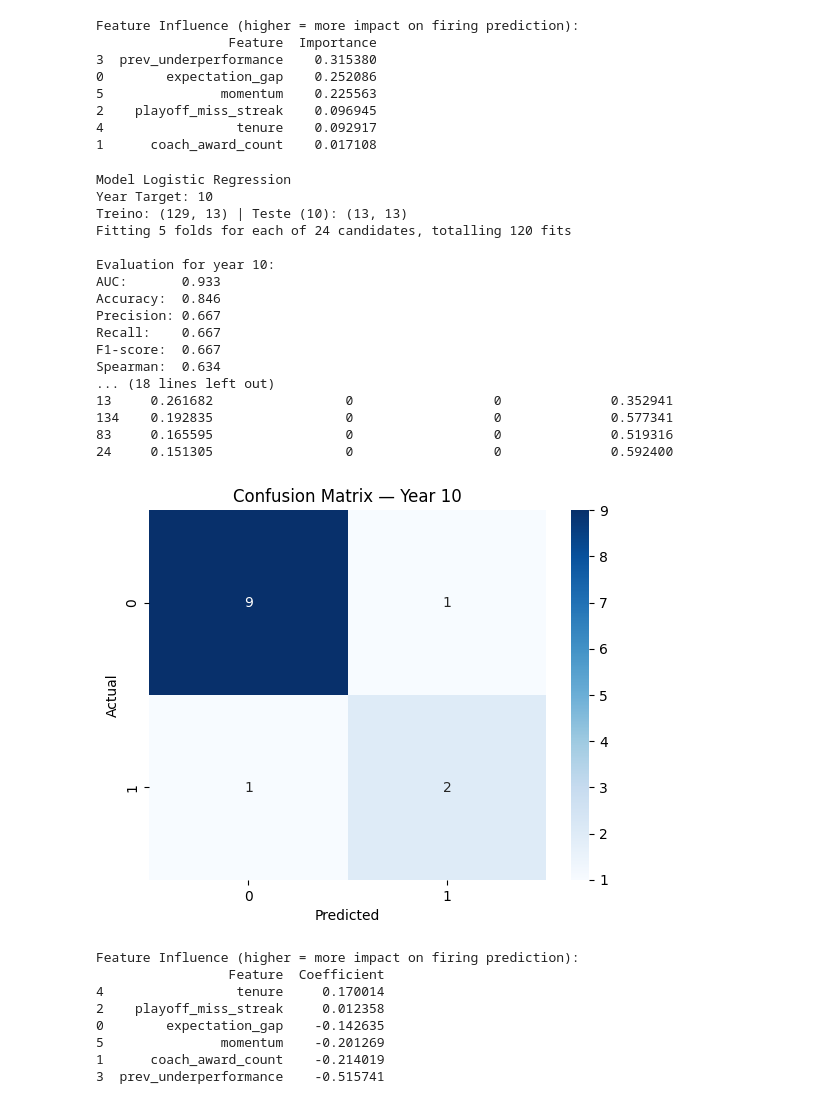
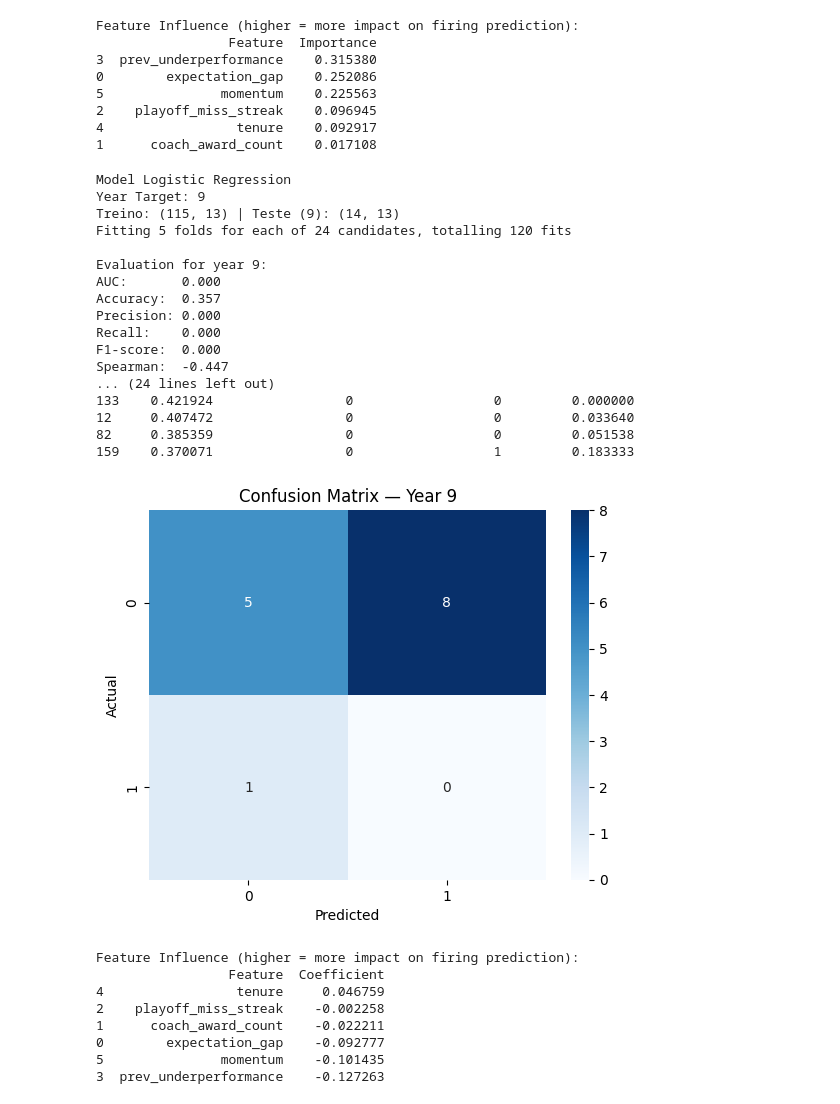
Before and after one commit to torradoov/Data_Mining-WNBA, a Jupyter notebook: 04_b)_coach_prediction.ipynb, the cells around one changed output. Cells and saved outputs as stored; diff of their text form; code cells hidden in the pictures.

Commit message:
Season 11

```diff
--- a/04_b)_coach_prediction.ipynb
+++ b/04_b)_coach_prediction.ipynb
@@ -30,11 +30,11 @@ teams = pd.read_csv("data/teams.csv")
 awards_players = pd.read_csv("data/awards_players.csv")
 
 # Load season 11
-#coaches_new = pd.read_csv("season11/coaches.csv")
-#teams_new = pd.read_csv("season11/teams.csv")
+coaches_new = pd.read_csv("season11/coaches.csv")
+teams_new = pd.read_csv("season11/teams.csv")
 
-#coaches = pd.concat([coaches, coaches_new], ignore_index=True)
-#teams = pd.concat([teams, teams_new], ignore_index=True)
+coaches = pd.concat([coaches, coaches_new], ignore_index=True)
+teams = pd.concat([teams, teams_new], ignore_index=True)
 
 # TARGET: "DID A CHANGE HAPPEN THIS SEASON?"
 # If max_stint > 0, it means the starter (Stint 0) was replaced.
@@ -239,6 +239,6 @@ features_to_keep = [
 final_df = coaches[features_to_keep].copy()
 
 # Inspect Year
-final_df[final_df["year"] == 10].head(20)
+final_df[final_df["year"] == 11].head(20)
 # %% [output]
 |  | tmID | year | coachID | stint | mid_season_change | cumulative_win_ratio | 3yr_win_ratio | ... |
@@ -426,7 +422,7 @@ target = "mid_season_change"
 min_stints = final_df.groupby(["tmID", "year"])["stint"].transform("min")
 valid_data = final_df[final_df["stint"] == min_stints].dropna(subset=[target]).copy()
 
-target_year = 10
+target_year = 9
 train_data = valid_data[valid_data["year"] < target_year]
 test_data  = valid_data[valid_data["year"] == target_year]
 
@@ -497,7 +493,7 @@ print("\nTop predicted coach changes (with actual result):")
 print(
     test_data[[
         "pred_proba",
-        "predicted_change", "mid_season_change", "cumulative_win_ratio"
+        "predicted_change", "mid_season_change", "expectation_gap"
     ]]
     .sort_values("pred_proba", ascending=False)
     .head(test_data.shape[0])
@@ -506,56 +502,56 @@ print(
 # Evaluation
 
 
 # Confusion Matrix
 
 # Column [0]: probability of class 0: coach stays
 
 # Column [1]: probability of class 1: coach changes/fired
 
 
 cm = confusion_matrix(y_test, test_data["predicted_change"])
 sns.heatmap(cm, annot=True, fmt="d", cmap="Blues")
 plt.title(f"Confusion Matrix — Year {target_year}")
 plt.xlabel("Predicted")
 plt.ylabel("Actual")
 plt.show()
 
 # Feature Importance
 
 importance = pd.DataFrame({
     "Feature": features,
     "Coefficient": model.best_estimator_.named_steps['logreg'].coef_[0]
 }).sort_values("Coefficient", ascending=False)
 
 print("\nFeature Influence (higher = more impact on firing prediction):")
 print(importance)
 # %% [output]
 Model Logistic Regression
-Year Target: 10
-Treino: (129, 13) | Teste (10): (13, 13)
+Year Target: 9
+Treino: (115, 13) | Teste (9): (14, 13)
 Fitting 5 folds for each of 24 candidates, totalling 120 fits
 
-Evaluation for year 10:
-AUC:       0.933
-Accuracy:  0.846
-Precision: 0.667
-Recall:    0.667
-F1-score:  0.667
-Spearman:  0.634
-... (18 lines left out)
-13     0.261682                 0                  0              0.352941
-134    0.192835                 0                  0              0.577341
-83     0.165595                 0                  0              0.519316
-24     0.151305                 0                  0              0.592400
+Evaluation for year 9:
+AUC:       0.000
+Accuracy:  0.357
+Precision: 0.000
+Recall:    0.000
+F1-score:  0.000
+Spearman:  -0.447
+... (24 lines left out)
+133    0.421924                 0                  0         0.000000
+12     0.407472                 0                  0         0.033640
+82     0.385359                 0                  0         0.051538
+159    0.370071                 0                  1         0.183333
-[figure, old version]
+[figure, new version]
 Feature Influence (higher = more impact on firing prediction):
                  Feature  Coefficient
-4                 tenure     0.170014
-2    playoff_miss_streak     0.012358
-0        expectation_gap    -0.142635
-5               momentum    -0.201269
-1      coach_award_count    -0.214019
-3  prev_underperformance    -0.515741
+4                 tenure     0.046759
+2    playoff_miss_streak    -0.002258
+1      coach_award_count    -0.022211
+0        expectation_gap    -0.092777
+5               momentum    -0.101435
+3  prev_underperformance    -0.127263
 # %%
 # ===============================================================
 # COACH CHANGE PREDICTION — ENSEMBLE MODEL (RF + LR)
```
Also changed, not shown: parts of 5 cells of this notebook, 4 other files.
